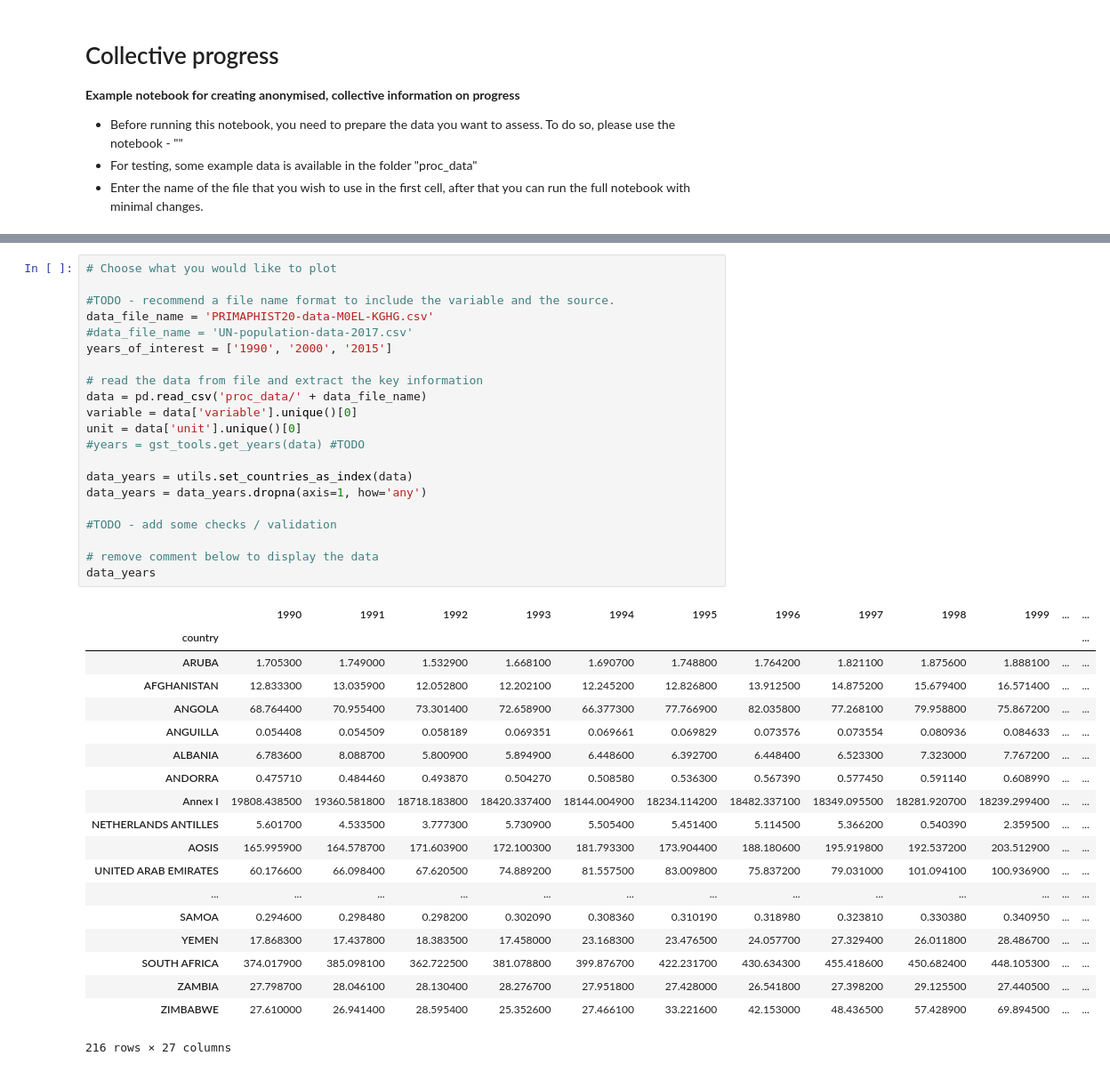
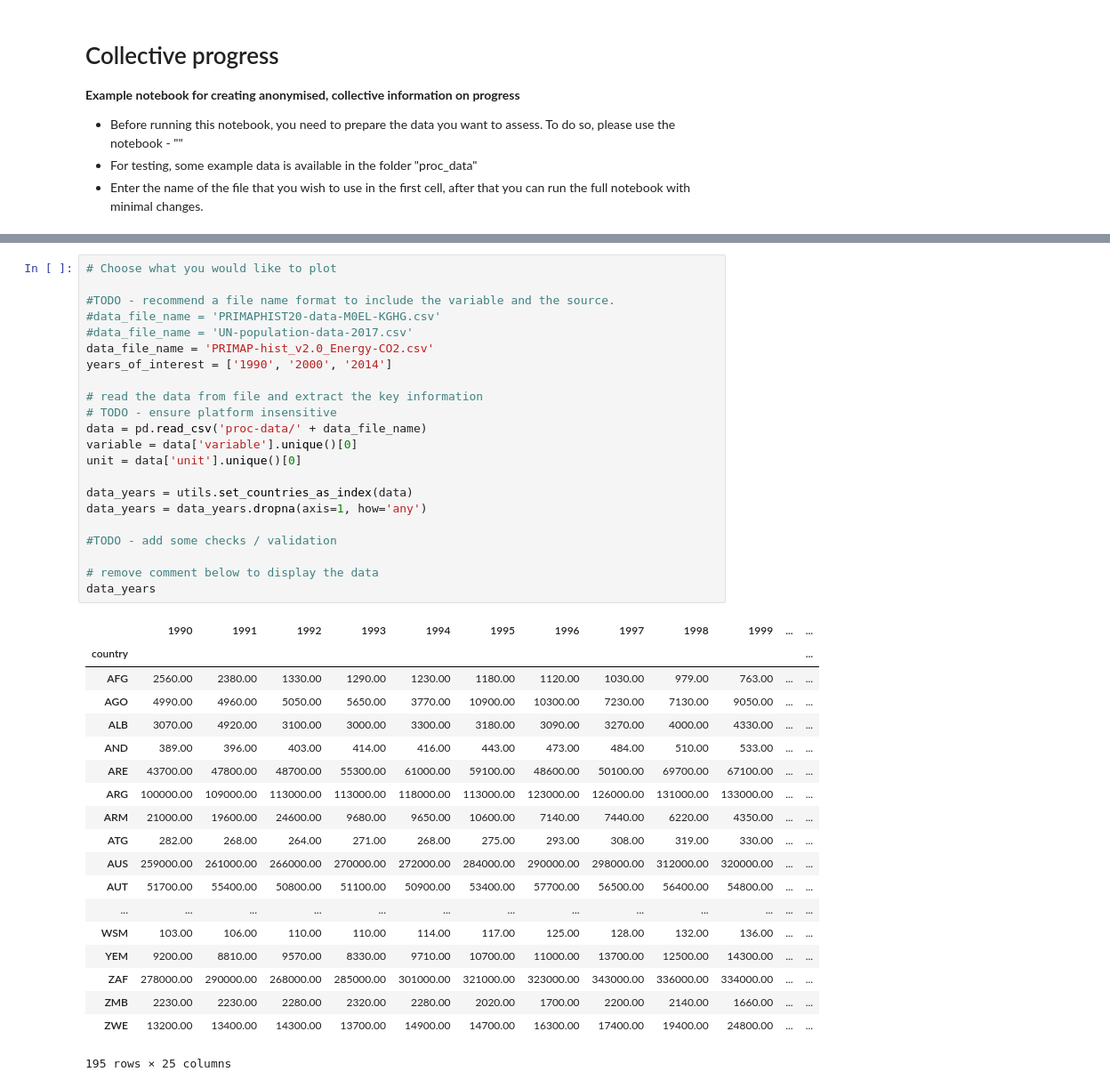
Before and after one commit to mljeffery/performance-distribution-tools, a Jupyter notebook: make-collective-progress-plots.ipynb, the cells around one changed output, grey strips where cells are left out. Shown: that part at 89% size. Cells and saved outputs as stored; diff of their text form.

```diff
--- a/make-collective-progress-plots.ipynb
+++ b/make-collective-progress-plots.ipynb
@@ -36,44 +47,45 @@ TODOs for data pre-processing
 # %%
 # Choose what you would like to plot
 
 #TODO - recommend a file name format to include the variable and the source.
-data_file_name = 'PRIMAPHIST20-data-M0EL-KGHG.csv'
+#data_file_name = 'PRIMAPHIST20-data-M0EL-KGHG.csv'
 #data_file_name = 'UN-population-data-2017.csv'
-years_of_interest = ['1990', '2000', '2015']
+data_file_name = 'PRIMAP-hist_v2.0_Energy-CO2.csv'
+years_of_interest = ['1990', '2000', '2014']
 
 # read the data from file and extract the key information
-data = pd.read_csv('proc_data/' + data_file_name)
+# TODO - ensure platform insensitive
+data = pd.read_csv('proc-data/' + data_file_name)
 variable = data['variable'].unique()[0]
 unit = data['unit'].unique()[0]
-#years = gst_tools.get_years(data) #TODO
 
 data_years = utils.set_countries_as_index(data)
 data_years = data_years.dropna(axis=1, how='any')
 
 #TODO - add some checks / validation
 
 # remove comment below to display the data
 data_years
 # %% [output]
 |  | 1990 | 1991 | 1992 | 1993 | 1994 | 1995 | 1996 | 1997 | 1998 | 1999 | ... | ... |
 | country |  |  |  |  |  |  |  |  |  |  |  | ... |
-| ARUBA | 1.705300 | 1.749000 | 1.532900 | 1.668100 | 1.690700 | 1.748800 | 1.764200 | 1.821100 | 1.875600 | 1.888100 | ... | ... |
-| AFGHANISTAN | 12.833300 | 13.035900 | 12.052800 | 12.202100 | 12.245200 | 12.826800 | 13.912500 | 14.875200 | 15.679400 | 16.571400 | ... | ... |
-| ANGOLA | 68.764400 | 70.955400 | 73.301400 | 72.658900 | 66.377300 | 77.766900 | 82.035800 | 77.268100 | 79.958800 | 75.867200 | ... | ... |
-| ANGUILLA | 0.054408 | 0.054509 | 0.058189 | 0.069351 | 0.069661 | 0.069829 | 0.073576 | 0.073554 | 0.080936 | 0.084633 | ... | ... |
-| ALBANIA | 6.783600 | 8.088700 | 5.800900 | 5.894900 | 6.448600 | 6.392700 | 6.448400 | 6.523300 | 7.323000 | 7.767200 | ... | ... |
-| ANDORRA | 0.475710 | 0.484460 | 0.493870 | 0.504270 | 0.508580 | 0.536300 | 0.567390 | 0.577450 | 0.591140 | 0.608990 | ... | ... |
-| Annex I | 19808.438500 | 19360.581800 | 18718.183800 | 18420.337400 | 18144.004900 | 18234.114200 | 18482.337100 | 18349.095500 | 18281.920700 | 18239.299400 | ... | ... |
-| NETHERLANDS ANTILLES | 5.601700 | 4.533500 | 3.777300 | 5.730900 | 5.505400 | 5.451400 | 5.114500 | 5.366200 | 0.540390 | 2.359500 | ... | ... |
-| AOSIS | 165.995900 | 164.578700 | 171.603900 | 172.100300 | 181.793300 | 173.904400 | 188.180600 | 195.919800 | 192.537200 | 203.512900 | ... | ... |
-| UNITED ARAB EMIRATES | 60.176600 | 66.098400 | 67.620500 | 74.889200 | 81.557500 | 83.009800 | 75.837200 | 79.031000 | 101.094100 | 100.936900 | ... | ... |
+| AFG | 2560.00 | 2380.00 | 1330.00 | 1290.00 | 1230.00 | 1180.00 | 1120.00 | 1030.00 | 979.00 | 763.00 | ... | ... |
+| AGO | 4990.00 | 4960.00 | 5050.00 | 5650.00 | 3770.00 | 10900.00 | 10300.00 | 7230.00 | 7130.00 | 9050.00 | ... | ... |
+| ALB | 3070.00 | 4920.00 | 3100.00 | 3000.00 | 3300.00 | 3180.00 | 3090.00 | 3270.00 | 4000.00 | 4330.00 | ... | ... |
+| AND | 389.00 | 396.00 | 403.00 | 414.00 | 416.00 | 443.00 | 473.00 | 484.00 | 510.00 | 533.00 | ... | ... |
+| ARE | 43700.00 | 47800.00 | 48700.00 | 55300.00 | 61000.00 | 59100.00 | 48600.00 | 50100.00 | 69700.00 | 67100.00 | ... | ... |
+| ARG | 100000.00 | 109000.00 | 113000.00 | 113000.00 | 118000.00 | 113000.00 | 123000.00 | 126000.00 | 131000.00 | 133000.00 | ... | ... |
+| ARM | 21000.00 | 19600.00 | 24600.00 | 9680.00 | 9650.00 | 10600.00 | 7140.00 | 7440.00 | 6220.00 | 4350.00 | ... | ... |
+| ATG | 282.00 | 268.00 | 264.00 | 271.00 | 268.00 | 275.00 | 293.00 | 308.00 | 319.00 | 330.00 | ... | ... |
+| AUS | 259000.00 | 261000.00 | 266000.00 | 270000.00 | 272000.00 | 284000.00 | 290000.00 | 298000.00 | 312000.00 | 320000.00 | ... | ... |
+| AUT | 51700.00 | 55400.00 | 50800.00 | 51100.00 | 50900.00 | 53400.00 | 57700.00 | 56500.00 | 56400.00 | 54800.00 | ... | ... |
 | ... | ... | ... | ... | ... | ... | ... | ... | ... | ... | ... | ... | ... |
-| SAMOA | 0.294600 | 0.298480 | 0.298200 | 0.302090 | 0.308360 | 0.310190 | 0.318980 | 0.323810 | 0.330380 | 0.340950 | ... | ... |
-| YEMEN | 17.868300 | 17.437800 | 18.383500 | 17.458000 | 23.168300 | 23.476500 | 24.057700 | 27.329400 | 26.011800 | 28.486700 | ... | ... |
-| SOUTH AFRICA | 374.017900 | 385.098100 | 362.722500 | 381.078800 | 399.876700 | 422.231700 | 430.634300 | 455.418600 | 450.682400 | 448.105300 | ... | ... |
-| ZAMBIA | 27.798700 | 28.046100 | 28.130400 | 28.276700 | 27.951800 | 27.428000 | 26.541800 | 27.398200 | 29.125500 | 27.440500 | ... | ... |
-| ZIMBABWE | 27.610000 | 26.941400 | 28.595400 | 25.352600 | 27.466100 | 33.221600 | 42.153000 | 48.436500 | 57.428900 | 69.894500 | ... | ... |
+| WSM | 103.00 | 106.00 | 110.00 | 110.00 | 114.00 | 117.00 | 125.00 | 128.00 | 132.00 | 136.00 | ... | ... |
+| YEM | 9200.00 | 8810.00 | 9570.00 | 8330.00 | 9710.00 | 10700.00 | 11000.00 | 13700.00 | 12500.00 | 14300.00 | ... | ... |
+| ZAF | 278000.00 | 290000.00 | 268000.00 | 285000.00 | 301000.00 | 321000.00 | 323000.00 | 343000.00 | 336000.00 | 334000.00 | ... | ... |
+| ZMB | 2230.00 | 2230.00 | 2280.00 | 2320.00 | 2280.00 | 2020.00 | 1700.00 | 2200.00 | 2140.00 | 1660.00 | ... | ... |
+| ZWE | 13200.00 | 13400.00 | 14300.00 | 13700.00 | 14900.00 | 14700.00 | 16300.00 | 17400.00 | 19400.00 | 24800.00 | ... | ... |
-216 rows × 27 columns
+195 rows × 25 columns
 # %%
 # main plotting function used throughout - flexibility given so that it can cope with a range of different input!
 
```
Also changed, not shown: parts of 8 cells of this notebook, 9 other files.
